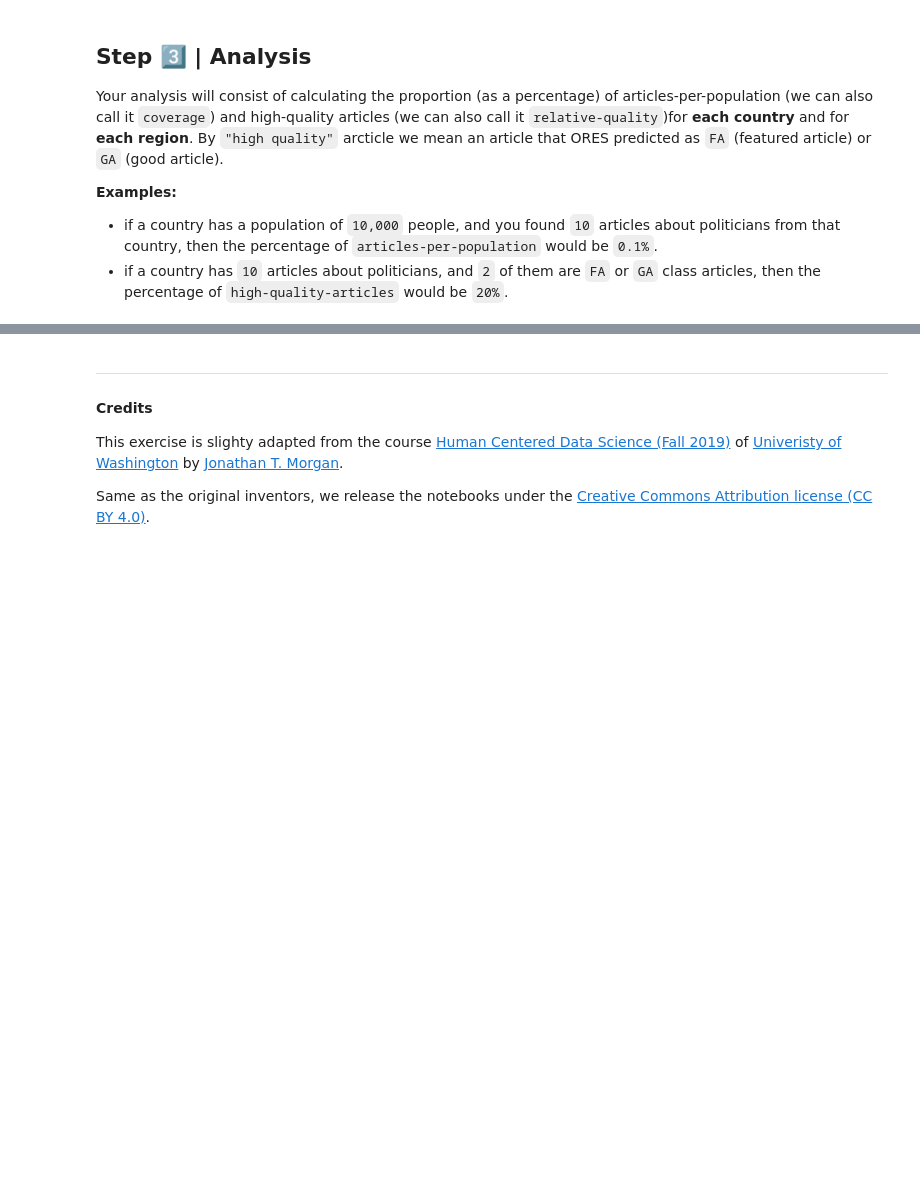
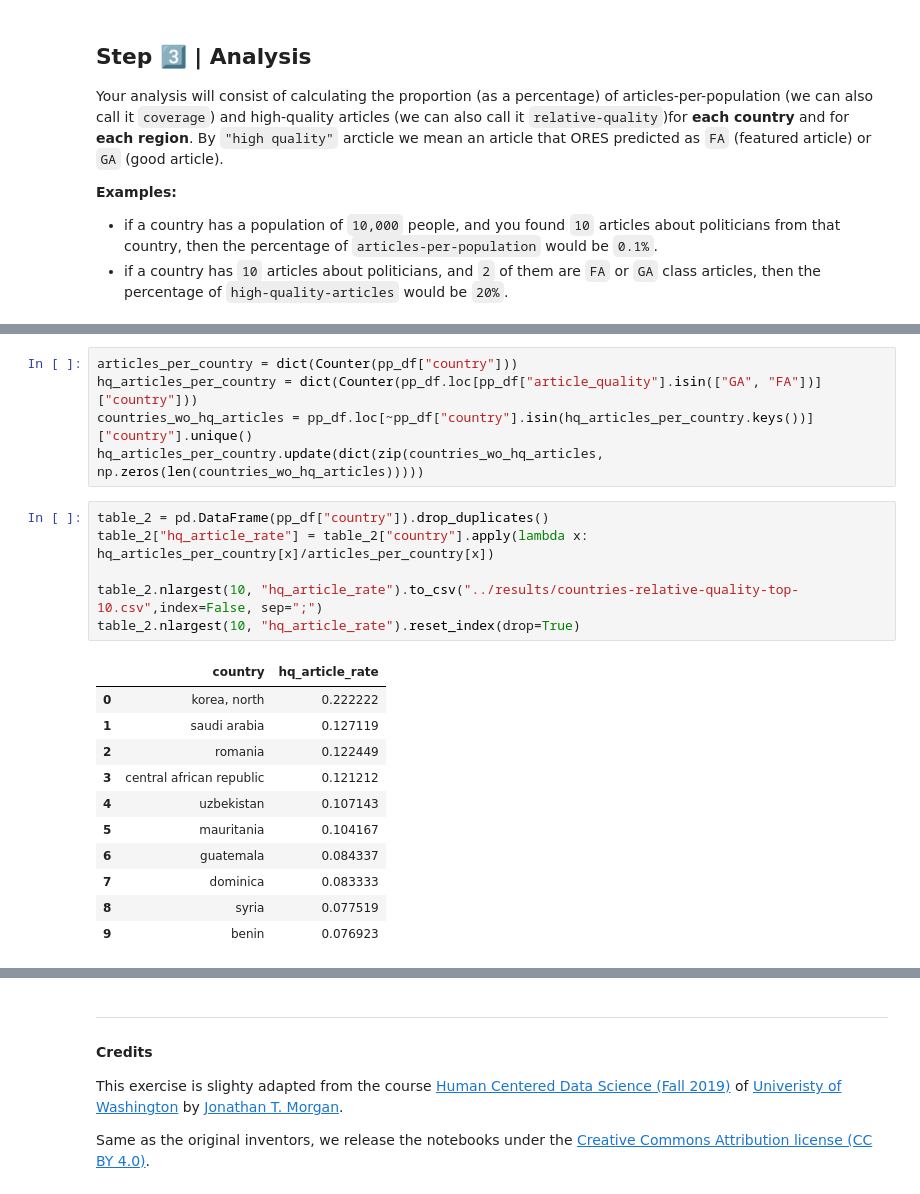
Before and after one commit to chrisk280/A3-hcds-hcc-bias, a Jupyter notebook: src/A3_Wikipedia_ORES_Bias.ipynb, the cells around one changed output, grey strips where cells are left out. Cells and saved outputs as stored; diff of their text form; blank space fills up the shorter version.

```diff
--- a/src/A3_Wikipedia_ORES_Bias.ipynb
+++ b/src/A3_Wikipedia_ORES_Bias.ipynb
@@ -138,0 +386,23 @@ The results from this analysis are six `data tables`. Embed these tables in the
+# %%
+articles_per_country = dict(Counter(pp_df["country"]))
+hq_articles_per_country = dict(Counter(pp_df.loc[pp_df["article_quality"].isin(["GA", "FA"])]["country"]))
+countries_wo_hq_articles = pp_df.loc[~pp_df["country"].isin(hq_articles_per_country.keys())]["country"].unique()
+hq_articles_per_country.update(dict(zip(countries_wo_hq_articles, np.zeros(len(countries_wo_hq_articles)))))
+# %%
+table_2 = pd.DataFrame(pp_df["country"]).drop_duplicates()
+table_2["hq_article_rate"] = table_2["country"].apply(lambda x: hq_articles_per_country[x]/articles_per_country[x])
+
+table_2.nlargest(10, "hq_article_rate").to_csv("../results/countries-relative-quality-top-10.csv",index=False, sep=";")
+table_2.nlargest(10, "hq_article_rate").reset_index(drop=True)
+# %% [output]
+|  | country | hq_article_rate |
+| 0 | korea, north | 0.222222 |
+| 1 | saudi arabia | 0.127119 |
+| 2 | romania | 0.122449 |
+| 3 | central african republic | 0.121212 |
+| 4 | uzbekistan | 0.107143 |
+| 5 | mauritania | 0.104167 |
+| 6 | guatemala | 0.084337 |
+| 7 | dominica | 0.083333 |
+| 8 | syria | 0.077519 |
+| 9 | benin | 0.076923 |
```
Also changed, not shown: parts of 64 cells of this notebook, 11 other files.
